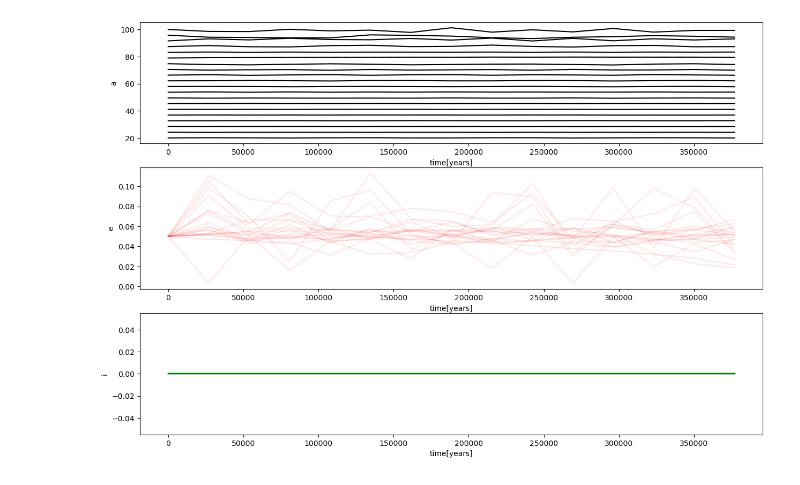
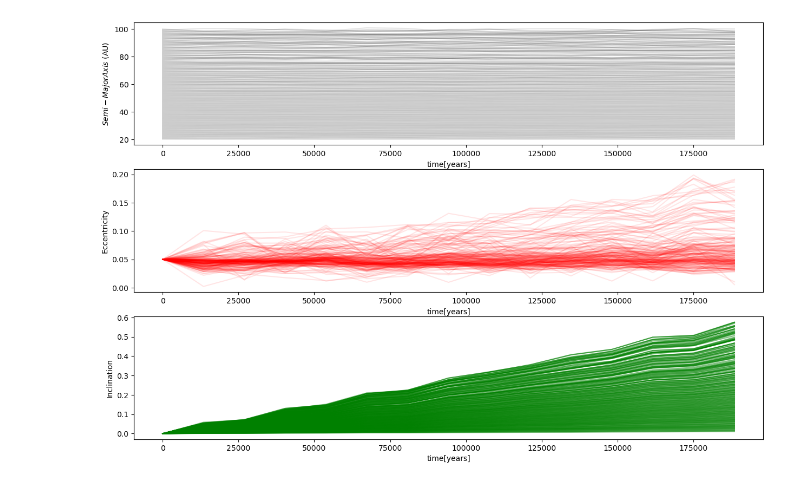
Before and after one commit to tigerchenlu98/rebound, a Jupyter notebook: ipython_examples/Finalized_Jeremiah_Summer_2023.ipynb, the cells around one changed output. Cells and saved outputs as stored; diff of their text form; code cells hidden in the pictures.

Commit message:
Fixed some graphs and played around with the inclination of companion star.

```diff
--- a/ipython_examples/Finalized_Jeremiah_Summer_2023.ipynb
+++ b/ipython_examples/Finalized_Jeremiah_Summer_2023.ipynb
@@ -60,6 +66,6 @@ for j in range(sim.N-2):
 # %%
 Time=100.*2*np.pi
-N_out=100
+N_out=20
 xy=np.zeros((N_out,Testparticle,2))
 times=np.linspace(0,Time,N_out)
 for i, time in enumerate(times):
@@ -76,8 +82,8 @@ ax = plt.subplot()
 #ax.set_xlim([-4,4])
 #ax.set_ylim([-4,4])
 plt.scatter(xy[:,:,0],xy[:,:,1],marker=".",color='k',linewidth=0)
-
+ax.axis('equal')
 #The stuff in the colins are the particles on the plt.scatter plot
-
+#ax.set_yscale("log")
 #put here
 # %% [output]
@@ -90,7 +100,7 @@ plt.scatter(xy[:,:,0],xy[:,:,1],marker=".",color='k',linewidth=0)
 import rebound
 sim=rebound.Simulation()
 sim.add(m=1.)
-sim.add(m=1, a=500, e=0.05)
+sim.add(m=1, a=500, e=0.05,inc=np.radians(45))
 #sim.add(m=1, a=300, e=0.05)
 sim.move_to_com()
 sim.integrator="whfast"
@@ -99,7 +109,7 @@ sim.integrator="whfast"
 import matplotlib.pyplot as plt
 
 import numpy as np
-Testparticle= 20
+Testparticle= 200
 a_initial=np.linspace(20,100,Testparticle)
 for a in a_initial:
     sim.add(primary=sim.particles[0], a=a,f=np.random.rand()*2.*np.pi,e=0.05)
@@ -109,10 +119,10 @@ sim.dt = sim.particles[2].calculate_orbit(primary=sim.particles[0]).P / 10.12345
 sim.N_active=2
 
 
-Time=200.*2*np.pi
+Time=1000.*2*np.pi
 N_out=15
 xy=np.zeros((N_out,Testparticle,2))
-times = np.linspace(0., 300.*Time, N_out)
+times = np.linspace(0., 30.*Time, N_out)
 
 
 # initialize a, e, and inc arrays
@@ -136,19 +146,20 @@ for i,time in enumerate(times):
 # %%
 fig, ax = plt.subplots(figsize=(15,10), nrows = 3, ncols = 1)
 
 
 # if i call a[:,:-1] it gives me all times (first entry) and all particles except the last one (which is the binary) (second entry of a)
-ax[0].plot(times, a[:,:-1], color='k')
+
+ax[0].plot(times, a[:,:-1],alpha=.1, color='k')
 ax[1].plot(times, e[:,:-1], color ='r',alpha=.1)
 ax[2].plot(times, inc[:,:-1], color = 'g',alpha=.5)
 
-ax[0].set(ylabel = 'a')
-ax[1].set(ylabel = 'e')
-ax[2].set(ylabel = 'i')
+ax[0].set(ylabel = '$Semi-Major Axis$ (AU)')
+ax[1].set(ylabel = 'Eccentricity')
+ax[2].set(ylabel = 'Inclination')
 #AX.
 
 
 for axi in ax:
     axi.set(xlabel = 'time[years]')
 # %% [output]
-[figure, old version]
+[figure, new version]
```
Also changed, not shown: parts of 6 cells of this notebook.
